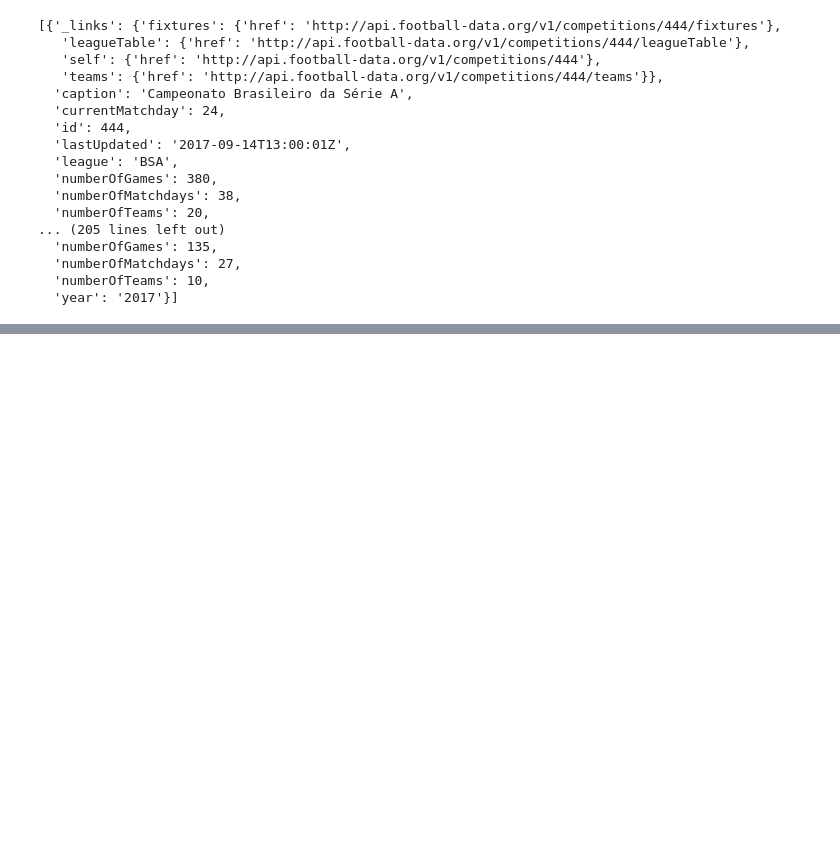
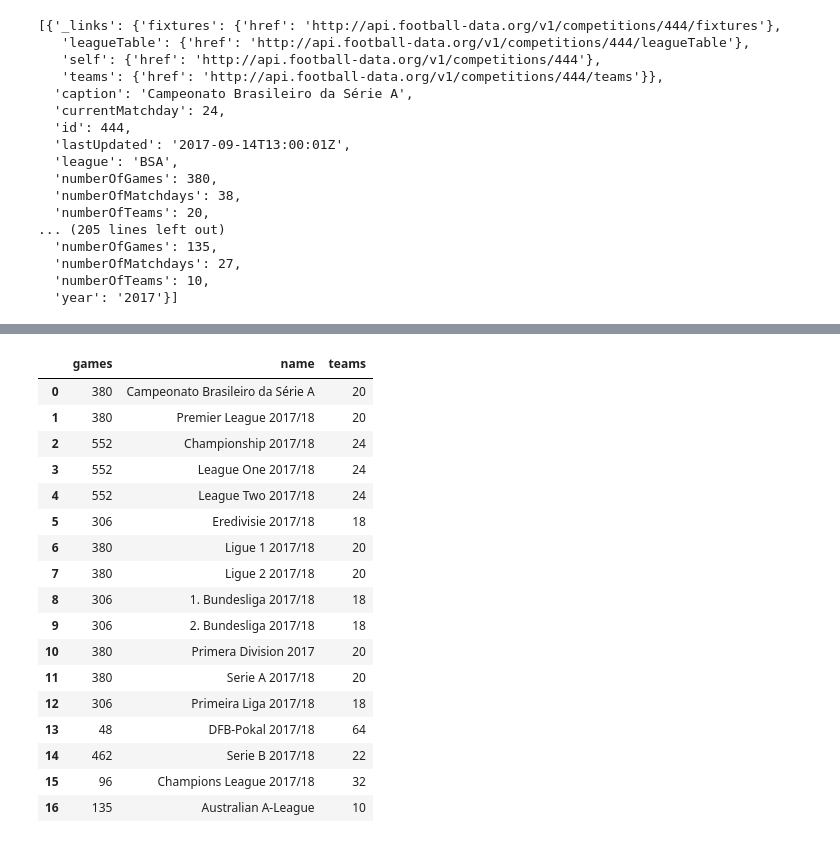
Before and after one commit to SerjKanunnikov/python_homework_4_3, a Jupyter notebook: python_homework_4_3.ipynb, the cells around one changed output, grey strips where cells are left out. Cells and saved outputs as stored; diff of their text form; code cells hidden in the pictures; blank space fills up the shorter version.

```diff
--- a/python_homework_4_3.ipynb
+++ b/python_homework_4_3.ipynb
@@ -65,0 +85,22 @@ Australian A-League, date: 2017, games played: 135
+# %%
+competitions_pd = pd.DataFrame(competition_prepared)
+competitions_pd
+# %% [output]
+|  | games | name | teams |
+| 0 | 380 | Campeonato Brasileiro da Série A | 20 |
+| 1 | 380 | Premier League 2017/18 | 20 |
+| 2 | 552 | Championship 2017/18 | 24 |
+| 3 | 552 | League One 2017/18 | 24 |
+| 4 | 552 | League Two 2017/18 | 24 |
+| 5 | 306 | Eredivisie 2017/18 | 18 |
+| 6 | 380 | Ligue 1 2017/18 | 20 |
+| 7 | 380 | Ligue 2 2017/18 | 20 |
+| 8 | 306 | 1. Bundesliga 2017/18 | 18 |
+| 9 | 306 | 2. Bundesliga 2017/18 | 18 |
+| 10 | 380 | Primera Division 2017 | 20 |
+| 11 | 380 | Serie A 2017/18 | 20 |
+| 12 | 306 | Primeira Liga 2017/18 | 18 |
+| 13 | 48 | DFB-Pokal 2017/18 | 64 |
+| 14 | 462 | Serie B 2017/18 | 22 |
+| 15 | 96 | Champions League 2017/18 | 32 |
+| 16 | 135 | Australian A-League | 10 |
```
Also changed, not shown: parts of 10 cells of this notebook.
